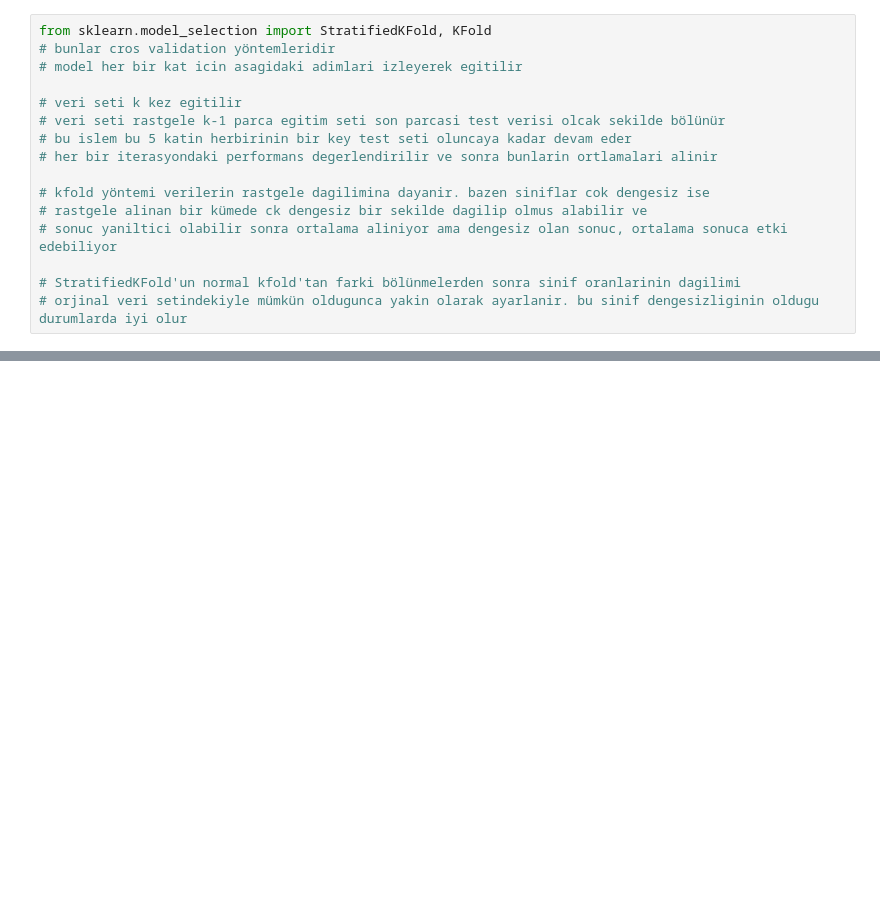
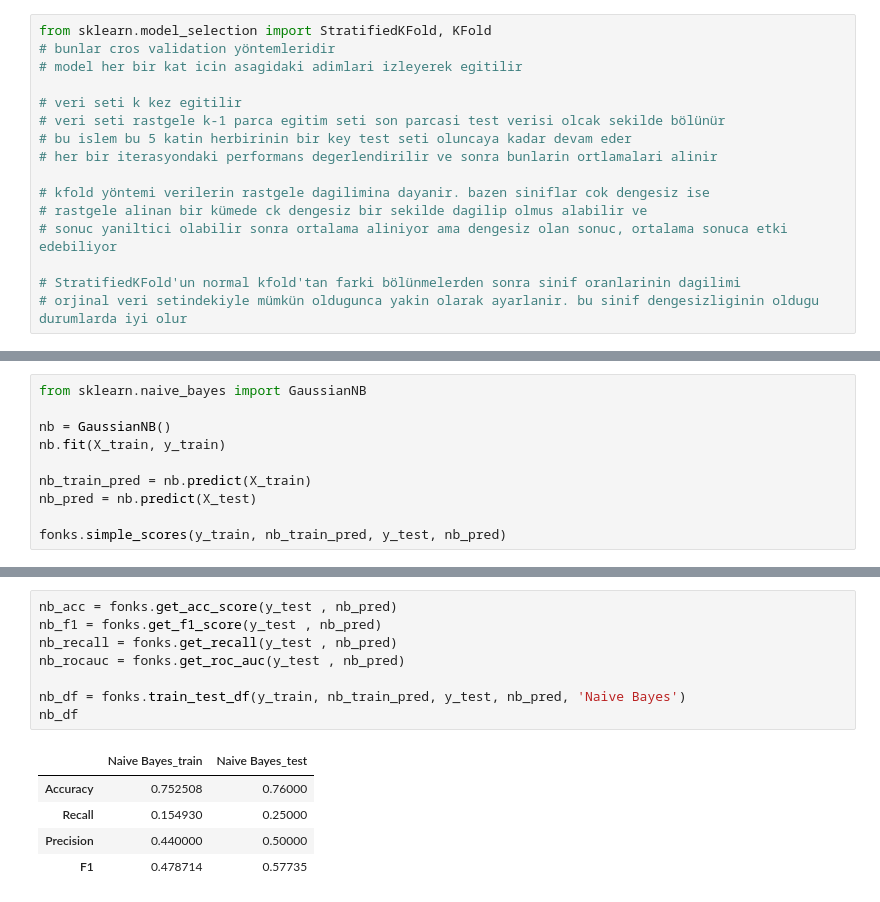
Before and after one commit to veyselaytekin1/exercises, a Jupyter notebook: machine_learning/Dojo-Projects/bloodTransfusion.ipynb, the cells around one changed output, grey strips where cells are left out. Drawn from its saved outputs; the diff is of its cells as text; blank space fills up the shorter version.

```diff
--- a/machine_learning/Dojo-Projects/bloodTransfusion.ipynb
+++ b/machine_learning/Dojo-Projects/bloodTransfusion.ipynb
@@ -804,0 +879,10 @@ from sklearn.model_selection import StratifiedKFold, KFold
+# %%
+from sklearn.naive_bayes import GaussianNB
+
+nb = GaussianNB()
+nb.fit(X_train, y_train)
+
+nb_train_pred = nb.predict(X_train)
+nb_pred = nb.predict(X_test)
+
+fonks.simple_scores(y_train, nb_train_pred, y_test, nb_pred)
@@ -804,0 +921,14 @@ from sklearn.model_selection import StratifiedKFold, KFold
+# %%
+nb_acc = fonks.get_acc_score(y_test , nb_pred)
+nb_f1 = fonks.get_f1_score(y_test , nb_pred)
+nb_recall = fonks.get_recall(y_test , nb_pred)
+nb_rocauc = fonks.get_roc_auc(y_test , nb_pred)
+
+nb_df = fonks.train_test_df(y_train, nb_train_pred, y_test, nb_pred, 'Naive Bayes')
+nb_df
+# %% [output]
+|  | Naive Bayes_train | Naive Bayes_test |
+| Accuracy | 0.752508 | 0.76000 |
+| Recall | 0.154930 | 0.25000 |
+| Precision | 0.440000 | 0.50000 |
+| F1 | 0.478714 | 0.57735 |
```
Also changed, not shown: parts of 12 cells of this notebook.
